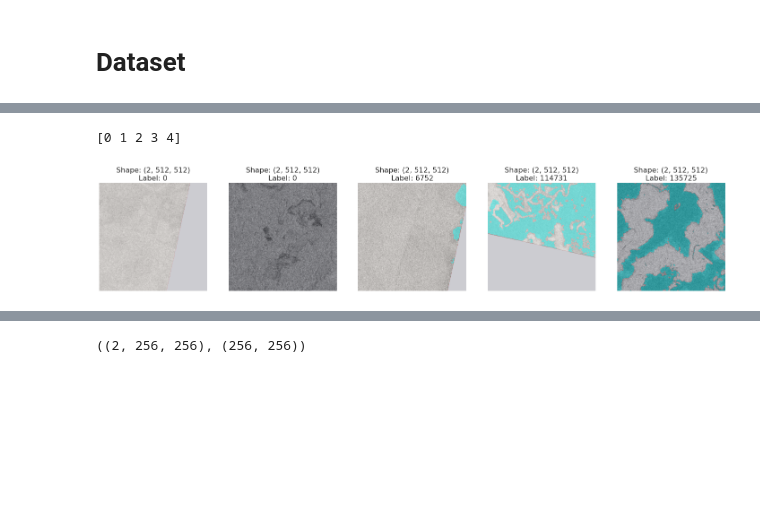
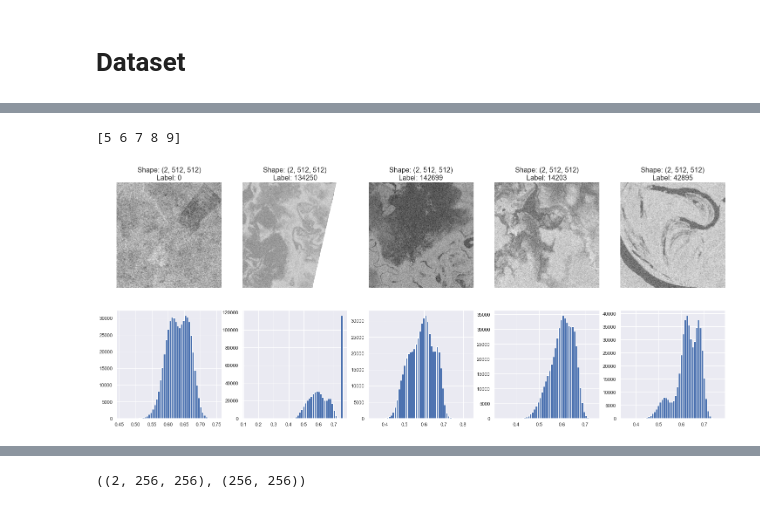
Before and after one commit to MIchaelKa/detect-flood-water, a Jupyter notebook: detect-flood-water-train.ipynb, the cells around one changed output, grey strips where cells are left out. Saved outputs shown, nothing was run; the diff lists cells and outputs as text; code cells hidden in the pictures; blank space fills up the shorter version.

```diff
--- a/detect-flood-water-train.ipynb
+++ b/detect-flood-water-train.ipynb
@@ -418,7 +301,7 @@ train_x.head()
 # %%
 train_dataset_orig = FloodDataset(train_x, train_y, transforms=None)
 # %%
-show_dataset(train_dataset_orig, 0, 5)
+show_dataset(train_dataset_orig, 5, 5, show_mask=False, show_hist=True)
 # %% [output]
-[0 1 2 3 4]
+[5 6 7 8 9]
-[figure, old version]
+[figure, new version]
```
Also changed, not shown: parts of 72 cells of this notebook, 3 other files.
